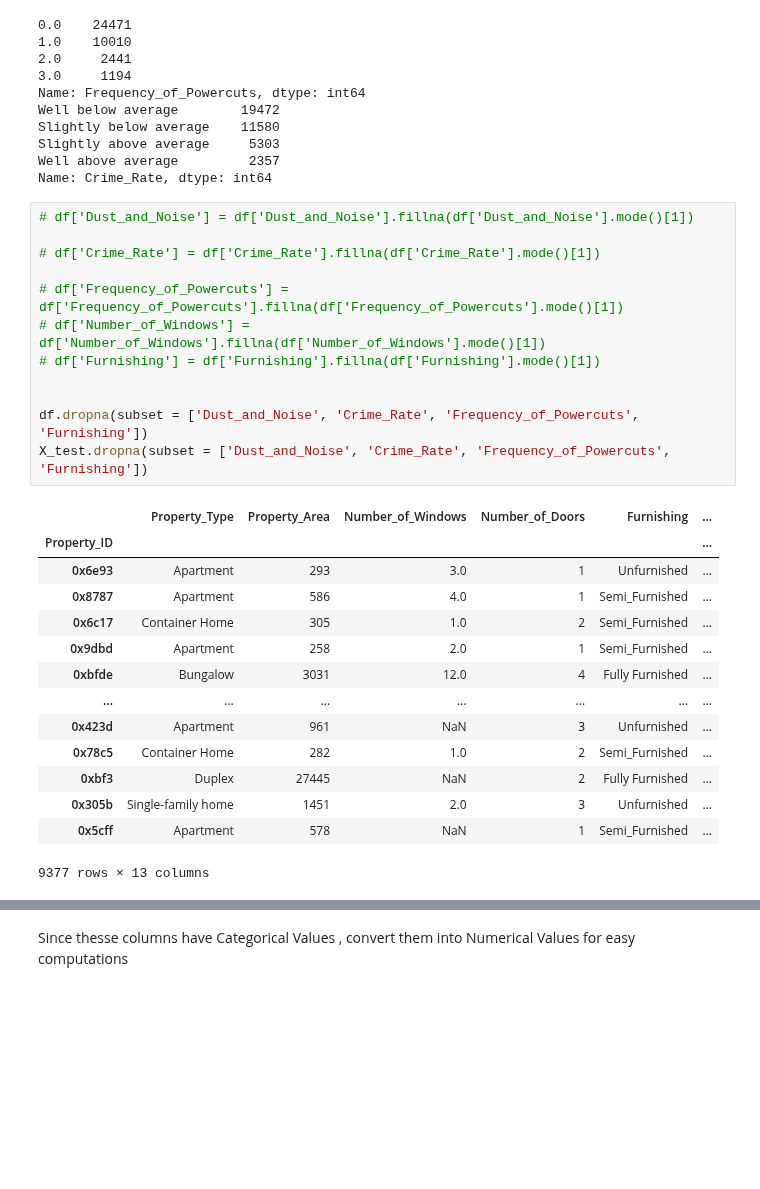
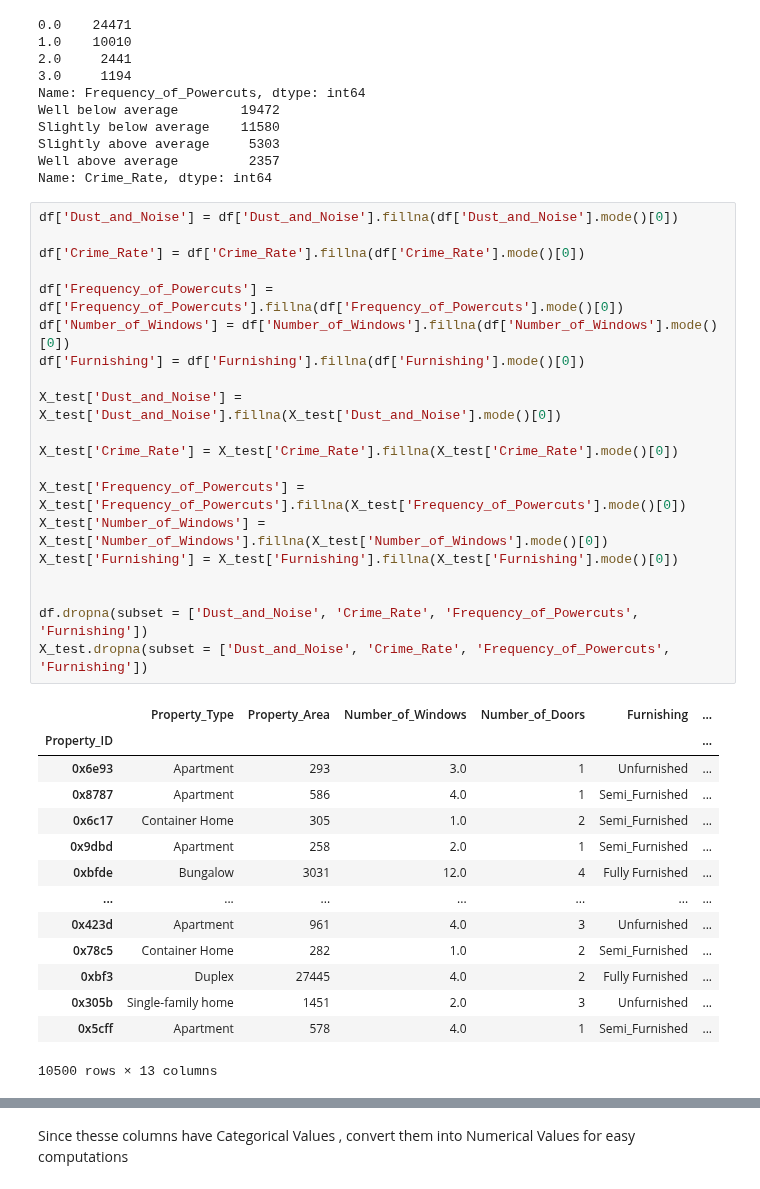
Before and after one commit to senbagaraman04/ml-basics, a Jupyter notebook: 2022/Hackerearth/ML-house/dataset/new_13Aug.ipynb, the cells around one changed output, grey strips where cells are left out. Cells and saved outputs as stored; diff of their text form; blank space fills up the shorter version.

```diff
--- a/2022/Hackerearth/ML-house/dataset/new_13Aug.ipynb
+++ b/2022/Hackerearth/ML-house/dataset/new_13Aug.ipynb
@@ -118,32 +119,40 @@ Slightly above average     5303
 Well above average         2357
 Name: Crime_Rate, dtype: int64
 # %%
-# df['Dust_and_Noise'] = df['Dust_and_Noise'].fillna(df['Dust_and_Noise'].mode()[1])
+df['Dust_and_Noise'] = df['Dust_and_Noise'].fillna(df['Dust_and_Noise'].mode()[0])
 
-# df['Crime_Rate'] = df['Crime_Rate'].fillna(df['Crime_Rate'].mode()[1])
+df['Crime_Rate'] = df['Crime_Rate'].fillna(df['Crime_Rate'].mode()[0])
 
-# df['Frequency_of_Powercuts'] = df['Frequency_of_Powercuts'].fillna(df['Frequency_of_Powercuts'].mode()[1])
-# df['Number_of_Windows'] = df['Number_of_Windows'].fillna(df['Number_of_Windows'].mode()[1])
-# df['Furnishing'] = df['Furnishing'].fillna(df['Furnishing'].mode()[1])
+df['Frequency_of_Powercuts'] = df['Frequency_of_Powercuts'].fillna(df['Frequency_of_Powercuts'].mode()[0])
+df['Number_of_Windows'] = df['Number_of_Windows'].fillna(df['Number_of_Windows'].mode()[0])
+df['Furnishing'] = df['Furnishing'].fillna(df['Furnishing'].mode()[0])
+
+X_test['Dust_and_Noise'] = X_test['Dust_and_Noise'].fillna(X_test['Dust_and_Noise'].mode()[0])
+
+X_test['Crime_Rate'] = X_test['Crime_Rate'].fillna(X_test['Crime_Rate'].mode()[0])
+
+X_test['Frequency_of_Powercuts'] = X_test['Frequency_of_Powercuts'].fillna(X_test['Frequency_of_Powercuts'].mode()[0])
+X_test['Number_of_Windows'] = X_test['Number_of_Windows'].fillna(X_test['Number_of_Windows'].mode()[0])
+X_test['Furnishing'] = X_test['Furnishing'].fillna(X_test['Furnishing'].mode()[0])
 
 
 df.dropna(subset = ['Dust_and_Noise', 'Crime_Rate', 'Frequency_of_Powercuts', 'Furnishing'])
 X_test.dropna(subset = ['Dust_and_Noise', 'Crime_Rate', 'Frequency_of_Powercuts', 'Furnishing'])
 # %% [output]
 |  | Property_Type | Property_Area | Number_of_Windows | Number_of_Doors | Furnishing | ... |
 | Property_ID |  |  |  |  |  | ... |
 | 0x6e93 | Apartment | 293 | 3.0 | 1 | Unfurnished | ... |
 | 0x8787 | Apartment | 586 | 4.0 | 1 | Semi_Furnished | ... |
 | 0x6c17 | Container Home | 305 | 1.0 | 2 | Semi_Furnished | ... |
 | 0x9dbd | Apartment | 258 | 2.0 | 1 | Semi_Furnished | ... |
 | 0xbfde | Bungalow | 3031 | 12.0 | 4 | Fully Furnished | ... |
 | ... | ... | ... | ... | ... | ... | ... |
-| 0x423d | Apartment | 961 | NaN | 3 | Unfurnished | ... |
+| 0x423d | Apartment | 961 | 4.0 | 3 | Unfurnished | ... |
 | 0x78c5 | Container Home | 282 | 1.0 | 2 | Semi_Furnished | ... |
-| 0xbf3 | Duplex | 27445 | NaN | 2 | Fully Furnished | ... |
+| 0xbf3 | Duplex | 27445 | 4.0 | 2 | Fully Furnished | ... |
 | 0x305b | Single-family home | 1451 | 2.0 | 3 | Unfurnished | ... |
-| 0x5cff | Apartment | 578 | NaN | 1 | Semi_Furnished | ... |
+| 0x5cff | Apartment | 578 | 4.0 | 1 | Semi_Furnished | ... |
-9377 rows × 13 columns
+10500 rows × 13 columns
 # %%
 print(df.Dust_and_Noise.value_counts());
 print(df.Crime_Rate.value_counts());
```
Also changed, not shown: parts of 11 cells of this notebook, 1 other file.
